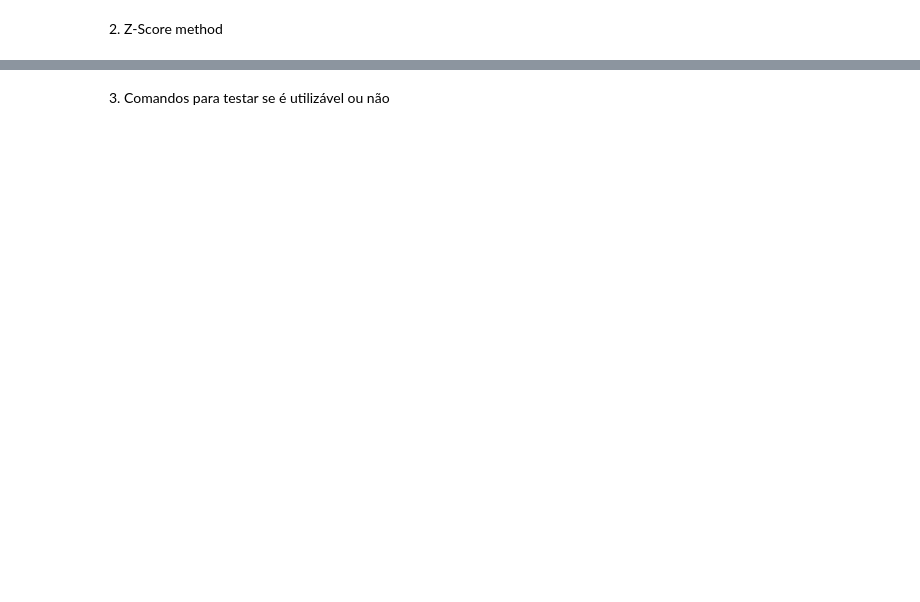
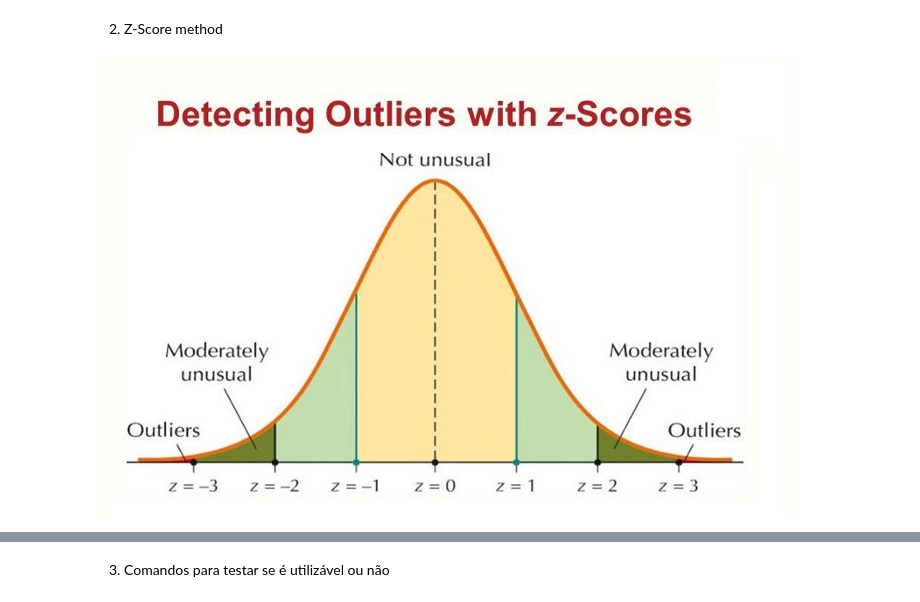
Before and after one commit to nauancastro/ML_ClassificationProblem_ScikitLearn, a Jupyter notebook: Solution.ipynb, the cells around one changed output, grey strips where cells are left out. Drawn from its saved outputs; the diff is of its cells as text; code cells hidden in the pictures; blank space fills up the shorter version.

```diff
--- a/Solution.ipynb
+++ b/Solution.ipynb
@@ -104,5 +203,16 @@ print(data_tratada)
 # %% [markdown]
 2. Z-Score method
+# %%
+# Imagem com explicação sobre o método Z-Score para identificar e tratar outliers
+from IPython.display import Image
+
+# Caminho para a imagem
+caminho_imagem = 'img/explicacaozscore.png'
+
+# Exibindo a imagem
+Image(filename=caminho_imagem)
+# %% [output]
+[figure, added]
 # %%
 # Teste de tratamento de dados com Z-Score
 # Calcular o Z-score para cada ponto de dados
```
Also changed, not shown: parts of 41 cells of this notebook, 4 other files.
